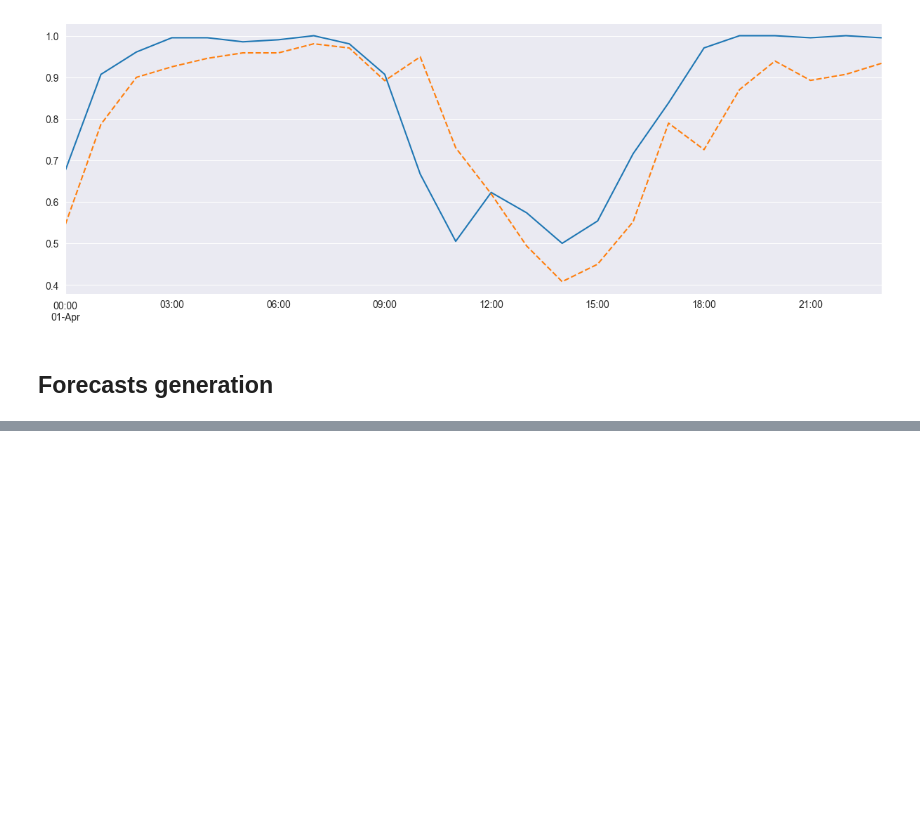
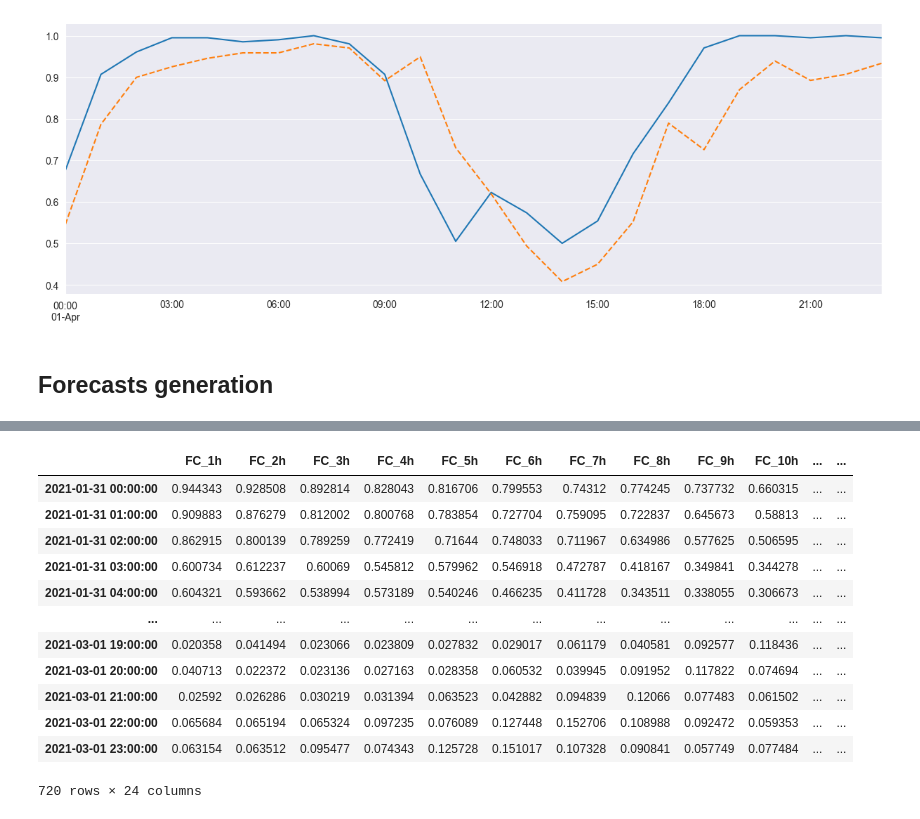
Before and after one commit to MGuckert/Real-time-adjustment-strategies-for-trading-wind-power-and-hydrogen, a Jupyter notebook: forecasting/wind_power_forecasting.ipynb, the cells around one changed output, grey strips where cells are left out. Cells and saved outputs as stored; diff of their text form; code cells hidden in the pictures; blank space fills up the shorter version.

```diff
--- a/forecasting/wind_power_forecasting.ipynb
+++ b/forecasting/wind_power_forecasting.ipynb
@@ -894,12 +878,27 @@ Freq: h, Name: production_RE, Length: 720, dtype: float64
 # %%
 model = SARIMAX(train_power, order=(3,0,0),exog=train_da_power,freq='h')
 
 model_fit = model.fit(maxiter=300)
 
 # Generate the rolling forecast for the next month and save the forecasts in a DataFrame
-forecasts = pd.DataFrame(columns=[f'FC_{i}h' for i in range(1,25)], index=test_power.index)
-for i in range(HOURS_PER_MONTH):
+forecasts = pd.DataFrame(columns=[f'FC_{i}h' for i in range(1,25)], index=test_power[:HOURS_PER_MONTH].index)
+for i in range(HOURS_PER_MONTH+1):
     forecast_info = model_fit.get_forecast(steps=HOURS_PER_DAY, exog=test_da_power[i:i+HOURS_PER_DAY])
-    forecasts.iloc[i] = forecast_info.predicted_mean.values
+    if i != 0:
+        forecasts.iloc[i-1] = forecast_info.predicted_mean.values
     model_fit = model_fit.append(test_power[i:i+1],exog=test_da_power[i:i+1])
 display(forecasts)
+# %% [output]
+|  | FC_1h | FC_2h | FC_3h | FC_4h | FC_5h | FC_6h | FC_7h | FC_8h | FC_9h | FC_10h | ... | ... |
+| 2021-01-31 00:00:00 | 0.944343 | 0.928508 | 0.892814 | 0.828043 | 0.816706 | 0.799553 | 0.74312 | 0.774245 | 0.737732 | 0.660315 | ... | ... |
+| 2021-01-31 01:00:00 | 0.909883 | 0.876279 | 0.812002 | 0.800768 | 0.783854 | 0.727704 | 0.759095 | 0.722837 | 0.645673 | 0.58813 | ... | ... |
+| 2021-01-31 02:00:00 | 0.862915 | 0.800139 | 0.789259 | 0.772419 | 0.71644 | 0.748033 | 0.711967 | 0.634986 | 0.577625 | 0.506595 | ... | ... |
+| 2021-01-31 03:00:00 | 0.600734 | 0.612237 | 0.60069 | 0.545812 | 0.579962 | 0.546918 | 0.472787 | 0.418167 | 0.349841 | 0.344278 | ... | ... |
+| 2021-01-31 04:00:00 | 0.604321 | 0.593662 | 0.538994 | 0.573189 | 0.540246 | 0.466235 | 0.411728 | 0.343511 | 0.338055 | 0.306673 | ... | ... |
+| ... | ... | ... | ... | ... | ... | ... | ... | ... | ... | ... | ... | ... |
+| 2021-03-01 19:00:00 | 0.020358 | 0.041494 | 0.023066 | 0.023809 | 0.027832 | 0.029017 | 0.061179 | 0.040581 | 0.092577 | 0.118436 | ... | ... |
+| 2021-03-01 20:00:00 | 0.040713 | 0.022372 | 0.023136 | 0.027163 | 0.028358 | 0.060532 | 0.039945 | 0.091952 | 0.117822 | 0.074694 | ... | ... |
+| 2021-03-01 21:00:00 | 0.02592 | 0.026286 | 0.030219 | 0.031394 | 0.063523 | 0.042882 | 0.094839 | 0.12066 | 0.077483 | 0.061502 | ... | ... |
+| 2021-03-01 22:00:00 | 0.065684 | 0.065194 | 0.065324 | 0.097235 | 0.076089 | 0.127448 | 0.152706 | 0.108988 | 0.092472 | 0.059353 | ... | ... |
+| 2021-03-01 23:00:00 | 0.063154 | 0.063512 | 0.095477 | 0.074343 | 0.125728 | 0.151017 | 0.107328 | 0.090841 | 0.057749 | 0.077484 | ... | ... |
+720 rows × 24 columns
```
Also changed, not shown: parts of 18 cells of this notebook.
